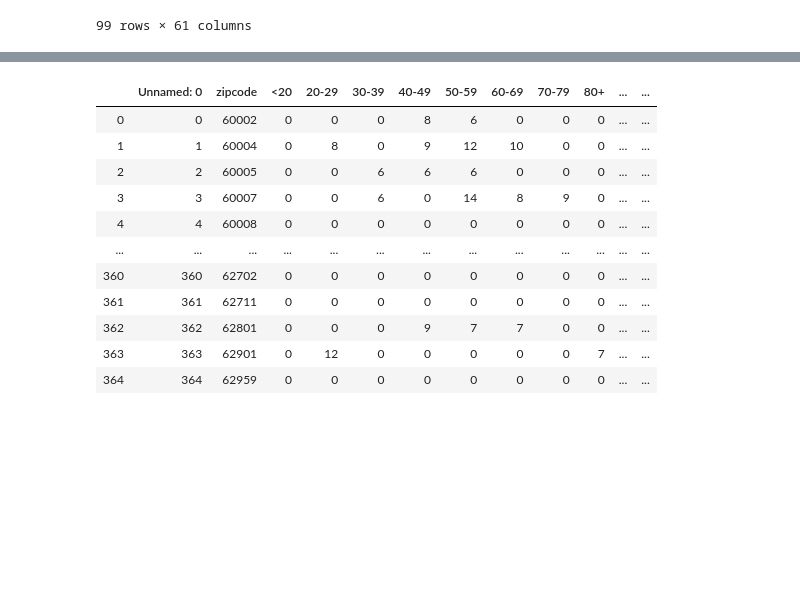
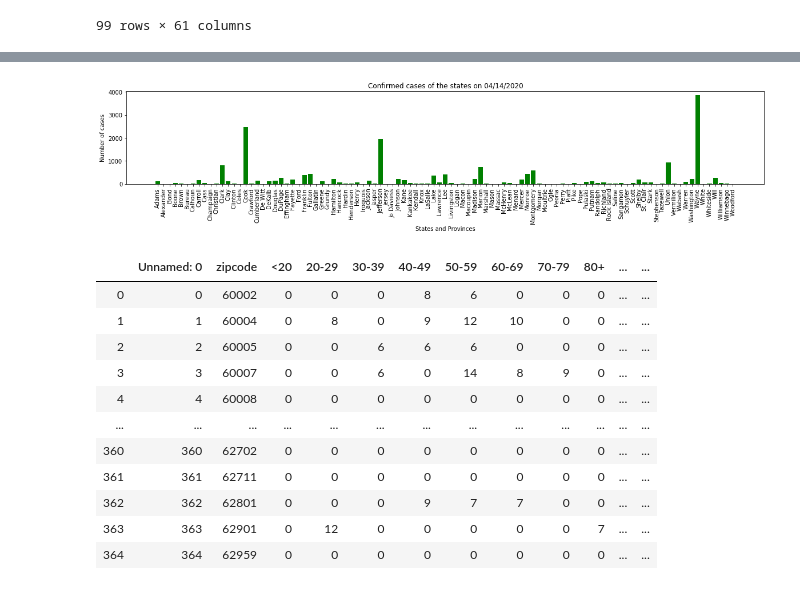
Before and after one commit to rstankovic/DataSciProject_I, a Jupyter notebook: Main_Scripts/B_C_scripts/Visuals for Illinois Demographics.ipynb, the cells around one changed output, grey strips where cells are left out. Drawn from its saved outputs; the diff is of its cells as text; code cells hidden in the pictures; blank space fills up the shorter version.

```diff
--- a/Main_Scripts/B_C_scripts/Visuals for Illinois Demographics.ipynb
+++ b/Main_Scripts/B_C_scripts/Visuals for Illinois Demographics.ipynb
@@ -146,3 +148,15 @@ figure(num=None, figsize=(100,12))
+# %%
+x_axis = np.arange(len(merged_df_illinois["county"]))
+tick_locations = [value for value in x_axis]
+plt.figure(figsize=(20,3))
+plt.bar(merged_df_illinois["county"], merged_df_illinois["deaths"], color="green")
+plt.xticks(tick_locations, merged_df_illinois["county"], rotation=90)
+plt.title("Confirmed cases of the states on 04/14/2020")
+plt.xlabel("States and Provinces")
+plt.ylabel("Number of cases")
+plt.show()
+# %% [output]
+[figure, added]
 # %%
 fig.savefig("../../Visuals/Death per County in Illinois.png", dpi=100, bbox_inches='tight')
 plt.show()
```
Also changed, not shown: parts of 36 cells of this notebook, 12 other files.
